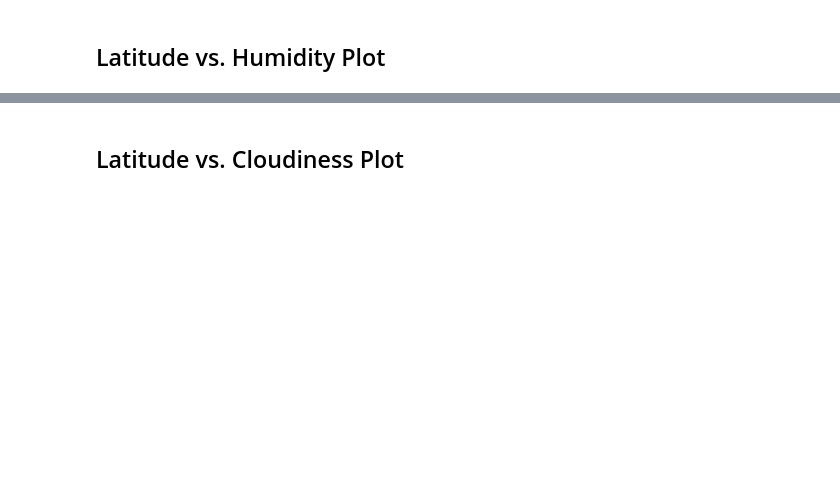
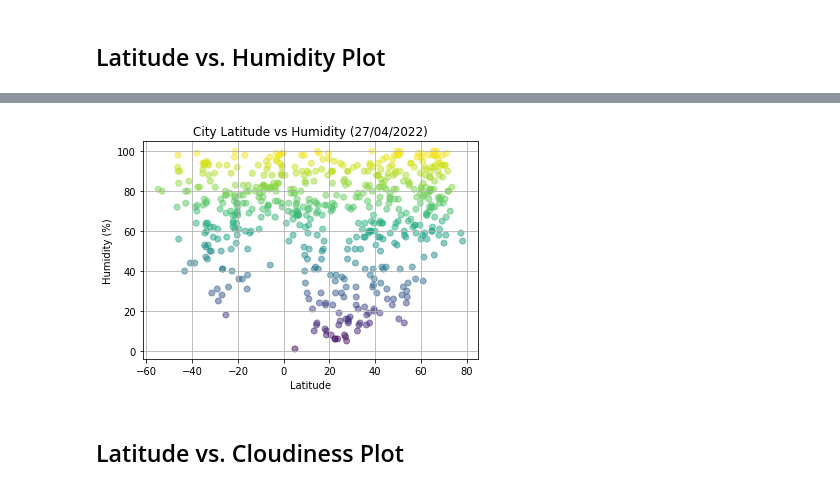
Before and after one commit to VanessaGuzman12/python-api-challenge, a Jupyter notebook: WeatherPy/WeatherPy.ipynb, the cells around one changed output, grey strips where cells are left out. Drawn from its saved outputs; the diff is of its cells as text; code cells hidden in the pictures; blank space fills up the shorter version.

```diff
--- a/WeatherPy/WeatherPy.ipynb
+++ b/WeatherPy/WeatherPy.ipynb
@@ -129,2 +189,11 @@ Int64Index([], dtype='int64')
+# %%
+plt.scatter(city_df['Latitude'], city_df['Humidity'], alpha= 0.5, c= city_df['Humidity'])
+plt.xlabel('Latitude')
+plt.ylabel('Humidity (%)')
+plt.title('City Latitude vs Humidity (27/04/2022)')
+plt.grid()
+plt.savefig("Images/LatvsHum.png")
+# %% [output]
+[figure, added]
 # %% [markdown]
 ## Latitude vs. Cloudiness Plot
```
Also changed, not shown: parts of 41 cells of this notebook, 19 other files.
